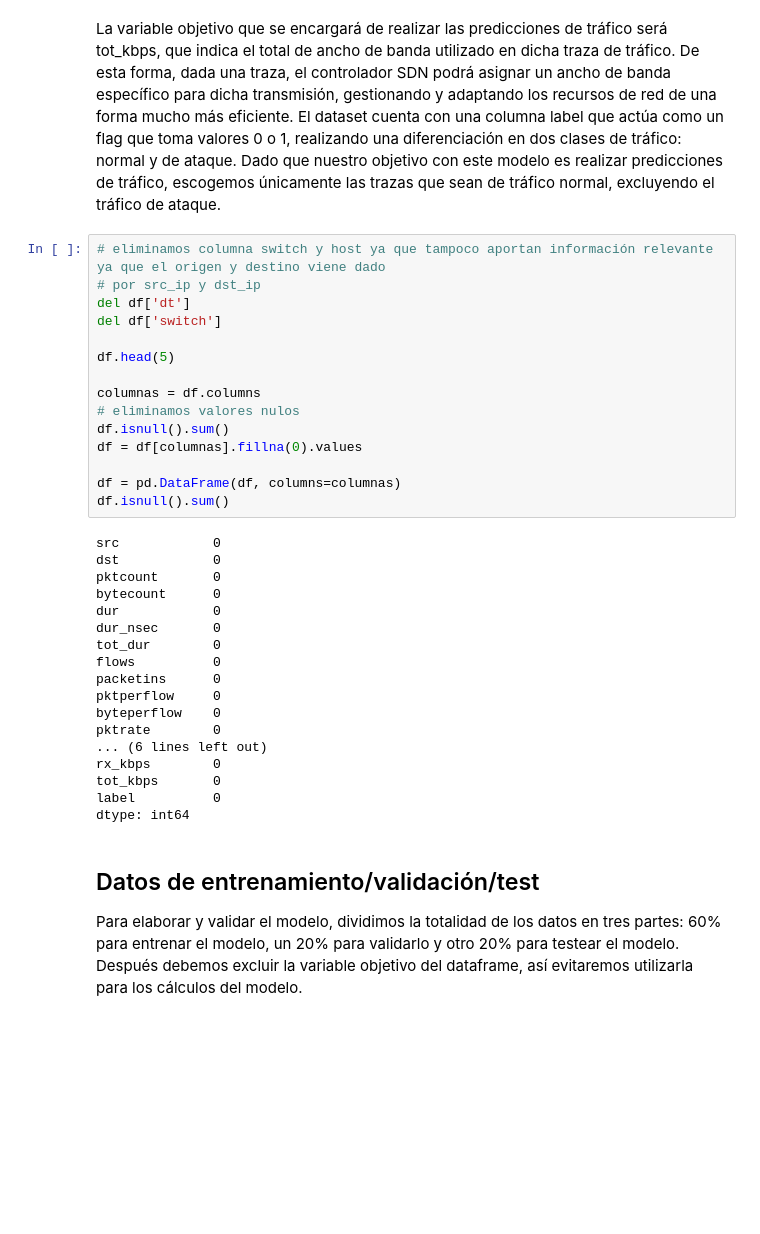
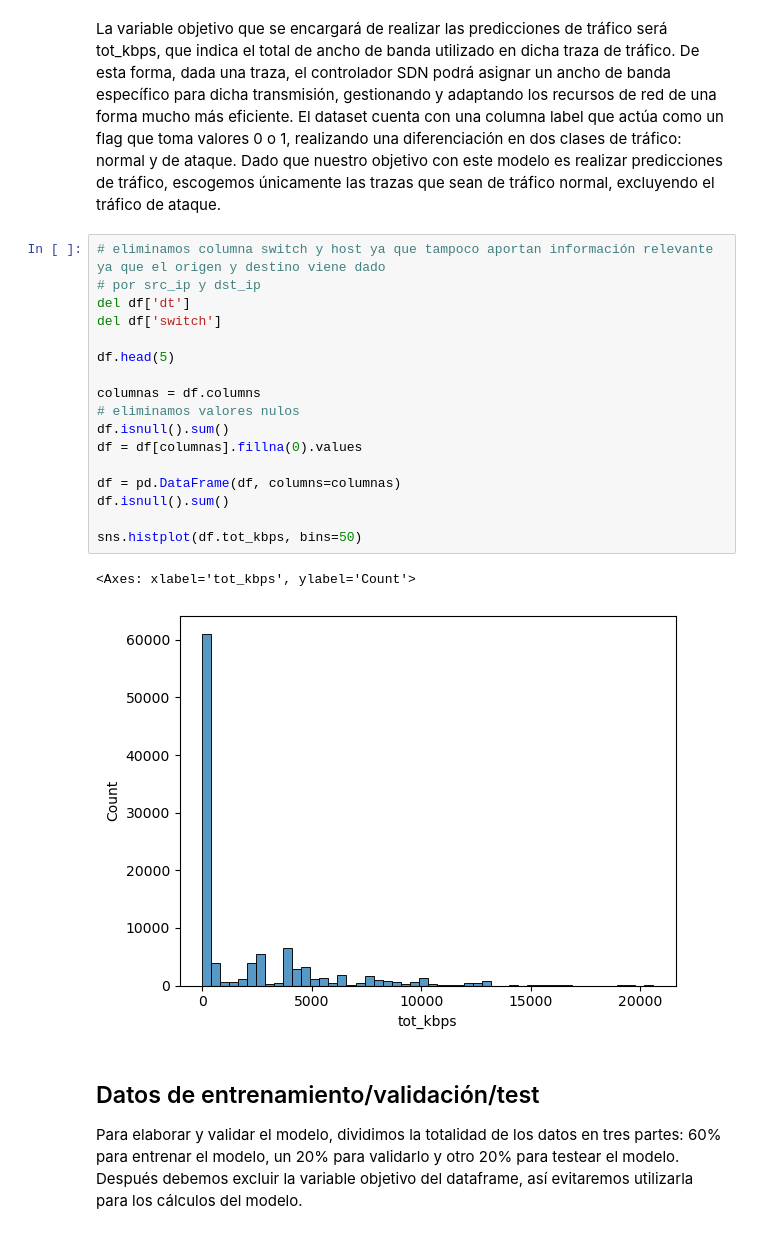
Before and after one commit to isaacmp98/TFM_imarcospu, a Jupyter notebook: RegLineal.ipynb, the cells around one changed output. Saved outputs shown, nothing was run; the diff lists cells and outputs as text; blank space fills up the shorter version.

```diff
--- a/RegLineal.ipynb
+++ b/RegLineal.ipynb
@@ -25,36 +25,23 @@ La variable objetivo que se encargará de realizar las predicciones de tráfico
 # %%
 # eliminamos columna switch y host ya que tampoco aportan información relevante ya que el origen y destino viene dado
 # por src_ip y dst_ip
 del df['dt']
 del df['switch']
 
 df.head(5)
 
 columnas = df.columns
 # eliminamos valores nulos
 df.isnull().sum()
 df = df[columnas].fillna(0).values
 
 df = pd.DataFrame(df, columns=columnas)
 df.isnull().sum()
+
+sns.histplot(df.tot_kbps, bins=50)
 # %% [output]
-src            0
-dst            0
-pktcount       0
-bytecount      0
-dur            0
-dur_nsec       0
-tot_dur        0
-flows          0
-packetins      0
-pktperflow     0
-byteperflow    0
-pktrate        0
-... (6 lines left out)
-rx_kbps        0
-tot_kbps       0
-label          0
-dtype: int64
+<Axes: xlabel='tot_kbps', ylabel='Count'>
+[figure, added]
 # %% [markdown]
 ## Datos de entrenamiento/validación/test
 
```
Also changed, not shown: parts of 3 cells of this notebook.
